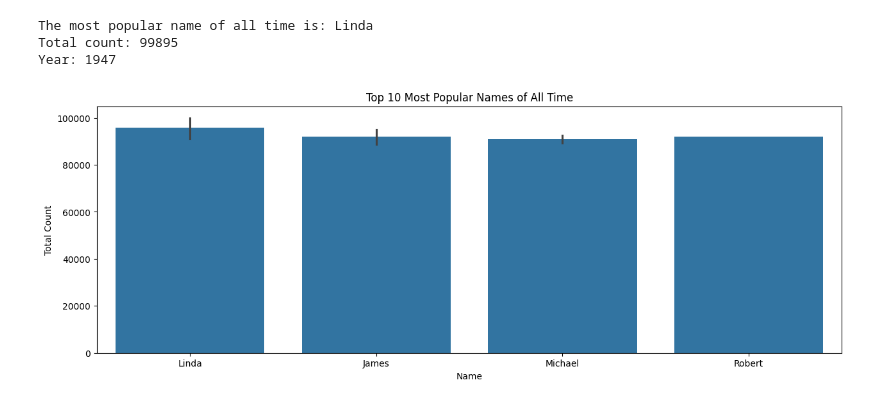
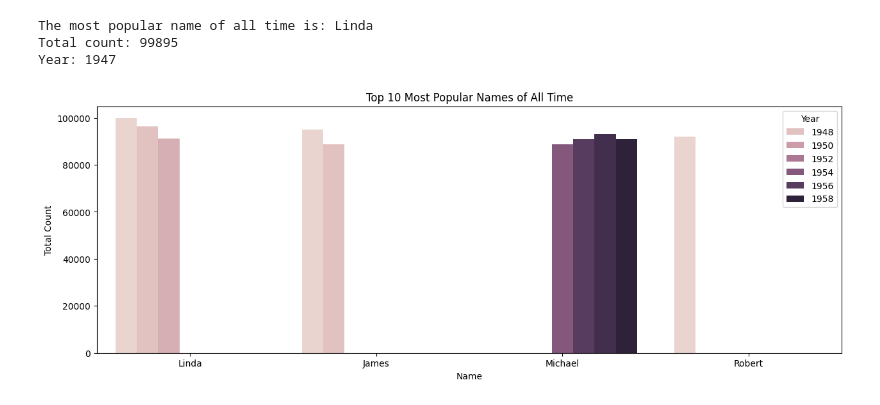
Before and after one commit to txshn/popular-baby-names, a Jupyter notebook: baby.ipynb, the cells around one changed output. Saved outputs shown, nothing was run; the diff lists cells and outputs as text; code cells hidden in the pictures.

```diff
--- a/baby.ipynb
+++ b/baby.ipynb
@@ -69,13 +69,13 @@ Year: 1947
 # %%
 import matplotlib.pyplot as plt
 import seaborn as sns
 
 # Bar plot for the most popular name
 plt.figure(figsize=(15, 5))
-sns.barplot(x='Name', y='Count', data=namecount.sort_values(by='Count', ascending=False).head(10))
+sns.barplot(x='Name', y='Count', hue='Year', data=namecount.sort_values(by='Count', ascending=False).head(10))
 plt.title('Top 10 Most Popular Names of All Time')
 plt.xlabel('Name')
 plt.ylabel('Total Count')
 plt.show()
 # %% [output]
-[figure, old version]
+[figure, new version]
```
